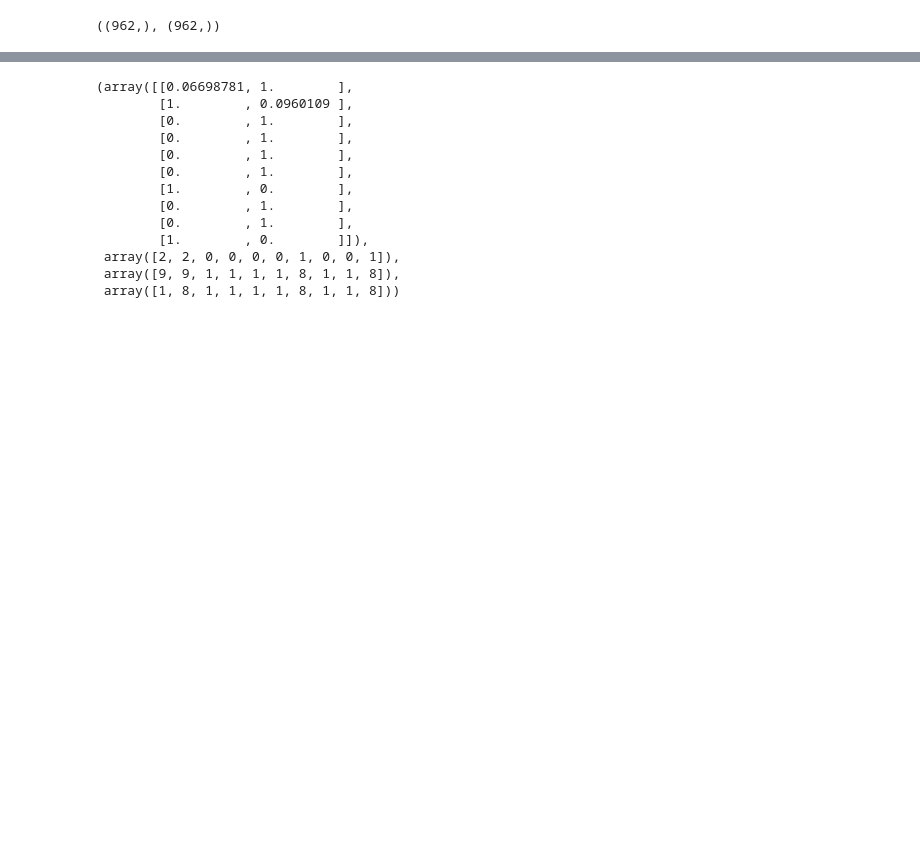
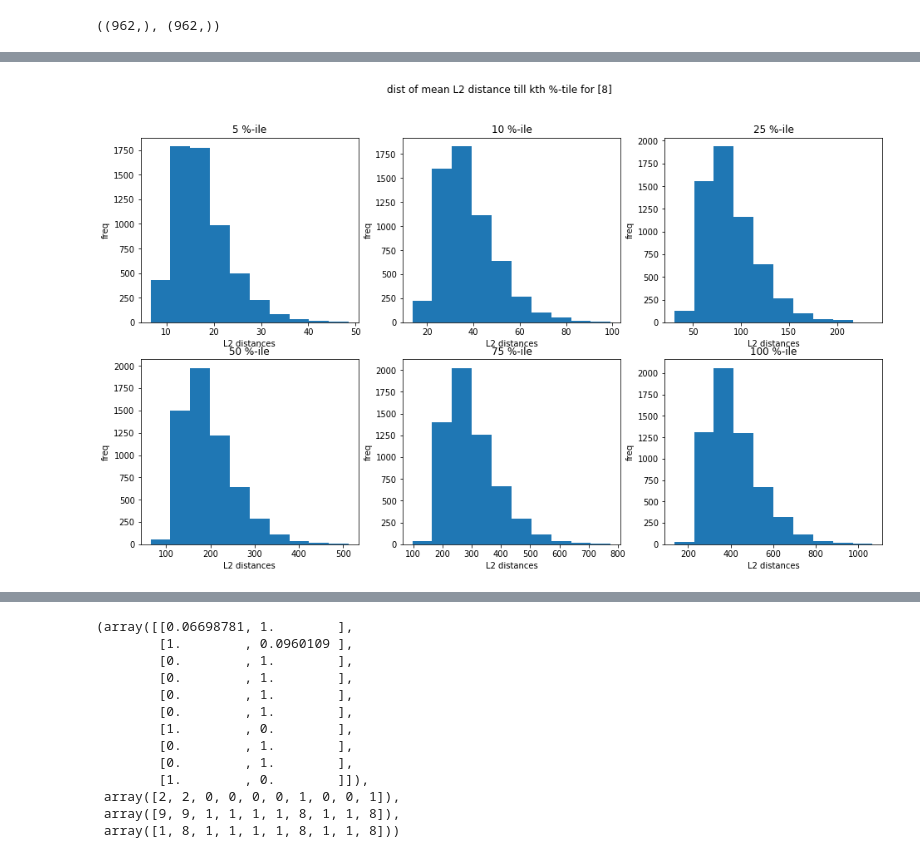
Before and after one commit to microsoft/distance-learner, a Jupyter notebook: notebooks/Playing with MNIST (Inferred Manifold).ipynb, the cells around one changed output, grey strips where cells are left out. Saved outputs shown, nothing was run; the diff lists cells and outputs as text; code cells hidden in the pictures; blank space fills up the shorter version.

```diff
--- a/notebooks/Playing with MNIST (Inferred Manifold).ipynb
+++ b/notebooks/Playing with MNIST (Inferred Manifold).ipynb
@@ -127,11 +127,11 @@ os.chdir("/data/t-achetan/adv_geom/src/")
 from datagen.real.mnist import MNISTManifolds
 # %%
 cfg_dict = MNISTManifolds.get_demo_cfg_dict()
-cfg_dict["train"]["num_neg"] = 1000
+cfg_dict["train"]["num_neg"] = 2
 cfg_dict["train"]["on_mfld_path"] = "/mnt/t-achetan/datasets/"
-cfg_dict["val"]["num_neg"] = 1000
+cfg_dict["val"]["num_neg"] = 2
 cfg_dict["val"]["on_mfld_path"] = "/mnt/t-achetan/datasets/"
-cfg_dict["test"]["num_neg"] = 1000
+cfg_dict["test"]["num_neg"] = 2
 cfg_dict["test"]["on_mfld_path"] = "/mnt/t-achetan/datasets/"
 cfg_dict
 # %% [output]
@@ -193,0 +188,2 @@ trainset.poca_idx.shape
+# %%
+nn_distances = trainset.nn_distances[trainset.nn_indices != np.arange(trainset.nn_indices.shape[0]).reshape(-1, 1)].reshape(trainset.nn_indices.shape[0], trainset.nn_indices.shape[1] - 1)
@@ -193,0 +198,12 @@ trainset.poca_idx.shape
+# %%
+classes = [8]
+pct_pts = [5, 10, 25, 50, 75, 100]
+
+mean_distances = {i: None for i in pct_pts}
+nn_distances_select = nn_distances[np.isin(trainset.class_labels[trainset.num_neg:], classes)]
+percentiles = np.percentile(nn_distances_select, pct_pts, axis=1)
+
+for j in range(len(pct_pts)):
+    mean_distances[pct_pts[j]] = np.mean(nn_distances_select * (nn_distances_select <= percentiles[j].reshape(-1, 1)).reshape(nn_distances_select.shape[0], -1), axis=1)
+
+mean_distances
@@ -193,0 +223,21 @@ trainset.poca_idx.shape
+# %%
+import matplotlib.pyplot as plt
+fig, axs = plt.subplots(2, 3, figsize=(16, 9))
+row=0
+col=0
+for i in pct_pts:
+
+    ax = axs[row][col]
+    ax.hist(mean_distances[i])
+    ax.set_xlabel("L2 distances")
+    ax.set_ylabel("freq")
+    ax.set_title("{} %-ile".format(i, classes))
+    col+=1
+    if col == 3:
+        row+=1
+        col=0
+fig.suptitle("dist of mean L2 distance till kth %-tile for {}".format(classes))
+plt.show()
+plt.close()
+# %% [output]
+[figure, added]
```
Also changed, not shown: parts of 16 cells of this notebook, 17 other files.
